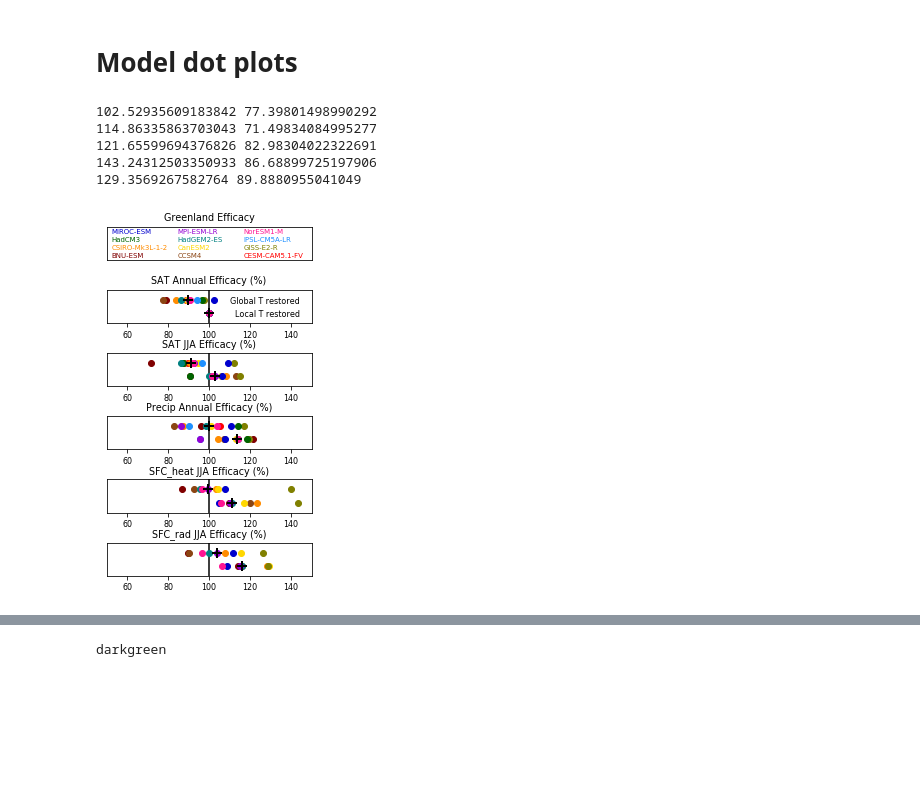
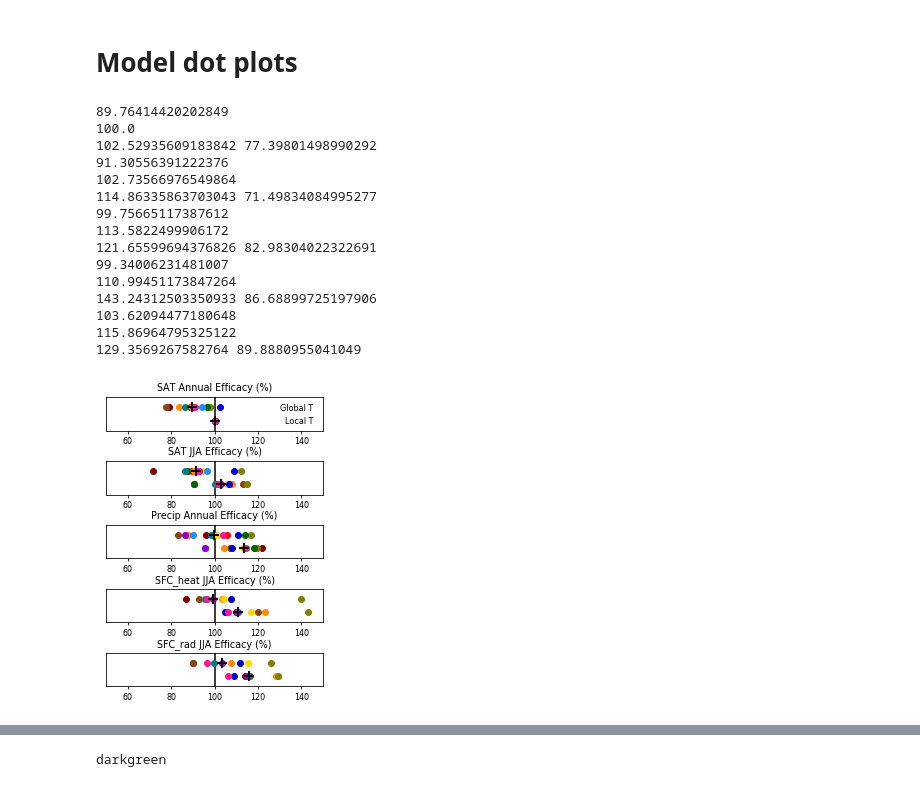
Before and after one commit to pjirvine/GeoMIP_SMB, a Jupyter notebook: scripts/Figure_Notebook.ipynb, the cells around one changed output, grey strips where cells are left out. Cells and saved outputs as stored; diff of their text form; code cells hidden in the pictures; blank space fills up the shorter version.

Commit message:
revised figures for resubmission

```diff
--- a/scripts/Figure_Notebook.ipynb
+++ b/scripts/Figure_Notebook.ipynb
@@ -278,10 +277,12 @@ def get_model_data(mask, seas, var_short, exp_anom):
     df = df_dict[mask,seas][var_short+'_'+exp_anom]
     return df.values[0:12]
 
-def plot_models(y_val, series):
+def plot_models(y_val, series, print_median=True):
     for idx in xrange(12): # plot all models (NANs not plotted as standard)
         plt.plot(series[idx], y_val, 'o', color=model_cols[idx])
     plt.plot(np.nanmedian(series), y_val, '+', color='k', markersize=10, mew=2) # plot median
+    if print_median:
+        print np.nanmedian(series)
 # %%
 """
 G1x and G1xx efficacy plots
@@ -312,26 +313,26 @@ extra_anom = 'G1xg_anom'
 """
 Legend
 """
-ax = fig.add_subplot(611)
+# ax = fig.add_subplot(611)
 
-# array of model names
-nx, ny = (3,4)
-x = np.linspace(0.03,0.8,nx)
-y = np.linspace(0.07,0.8,ny)
-xv,yv = np.meshgrid(x,y)
-xv, yv = (xv.flatten(), yv.flatten())
+# # array of model names
+# nx, ny = (3,4)
+# x = np.linspace(0.03,0.8,nx)
+# y = np.linspace(0.07,0.8,ny)
+# xv,yv = np.meshgrid(x,y)
+# xv, yv = (xv.flatten(), yv.flatten())
 
-# plot model_names
-for i in xrange(n_models):
-    plt.text(xv[i], yv[i], models[i],color=model_cols[i], fontsize=7)
+# # plot model_names
+# for i in xrange(n_models):
+#     plt.text(xv[i], yv[i], models[i],color=model_cols[i], fontsize=7)
 
-ax.set_ylim(0,1)
-ax.set_xlim(0,1.2)
-ax.set_title('Greenland Efficacy')
-plt.tick_params(axis='x',which='both',bottom=False,top=False,labelbottom=False)
-plt.tick_params(axis='y',which='both',left=False,right=False,labelleft=False)
-# ax.get_xaxis().set_ticklabels([])
-# ax.get_yaxis().set_ticklabels([])
+# ax.set_ylim(0,1)
+# ax.set_xlim(0,1.2)
+# ax.set_title('Greenland Efficacy')
+# plt.tick_params(axis='x',which='both',bottom=False,top=False,labelbottom=False)
+# plt.tick_params(axis='y',which='both',left=False,right=False,labelleft=False)
+# # ax.get_xaxis().set_ticklabels([])
+# # ax.get_yaxis().set_ticklabels([])
 
 """
 SAT ann plot
@@ -346,9 +347,10 @@ ax.set_ylim(0,1)
 ax.set_xlim(50,150)
 ax.set_title('SAT Annual Efficacy (%)')
 plt.tick_params(axis='y',which='both',left=False,right=False,labelleft=False) # suppress X labels
+plt.tick_params(axis='both',length=3)
 
-plt.text(110,0.6,'Global T restored')
-plt.text(110,0.2,'  Local T restored')
+plt.text(130,0.6,'Global T')
+plt.text(130,0.2,'  Local T')
 
 """
 SAT JJA plot
@@ -363,6 +365,7 @@ ax.set_ylim(0,1)
 ax.set_xlim(50,150)
 ax.set_title('SAT JJA Efficacy (%)')
 plt.tick_params(axis='y',which='both',left=False,right=False,labelleft=False) # suppress X labels
+plt.tick_params(axis='both',length=3)
 
 """
 Precip Ann plot
@@ -377,6 +380,7 @@ ax.set_ylim(0,1)
 ax.set_xlim(50,150)
 ax.set_title('Precip Annual Efficacy (%)')
 plt.tick_params(axis='y',which='both',left=False,right=False,labelleft=False) # suppress X labels
+plt.tick_params(axis='both',length=3)
 
 """
 sfc_heat JJA plot
@@ -391,35 +395,49 @@ ax.set_ylim(0,1)
 ax.set_xlim(50,150)
 ax.set_title('SFC_heat JJA Efficacy (%)')
 plt.tick_params(axis='y',which='both',left=False,right=False,labelleft=False) # suppress X labels
+plt.tick_params(axis='both',length=3)
 
 """
 sfc_rad JJA plot
 """
 ax = fig.add_subplot(616)
 
 ax.axvline(100.0, color='k')
 
 plot_eff_set('greenland', 'jja', 'sfc_rad', extra_anom)
 
 ax.set_ylim(0,1)
 ax.set_xlim(50,150)
 ax.set_title('SFC_rad JJA Efficacy (%)')
 plt.tick_params(axis='y',which='both',left=False,right=False,labelleft=False) # suppress X labels
+plt.tick_params(axis='both',length=3)
 
-plt.subplots_adjust(top=0.98, bottom=0.1, left=0.10, right=0.95, hspace=0.9,
+# finish up
+
+plt.subplots_adjust(top=0.94, bottom=0.05, left=0.05, right=0.95, hspace=0.9,
                     wspace=0.35)
 
 plt.savefig(out_dir+'greenland_eff.png', format='png', dpi=480)
 plt.savefig(out_dir+'greenland_eff.eps', format='eps', dpi=480)
 
 plt.show()
 # %% [output]
+89.76414420202849
+100.0
 102.52935609183842 77.39801498990292
+91.30556391222376
+102.73566976549864
 114.86335863703043 71.49834084995277
+99.75665117387612
+113.5822499906172
 121.65599694376826 82.98304022322691
+99.34006231481007
+110.99451173847264
 143.24312503350933 86.68899725197906
+103.62094477180648
+115.86964795325122
 129.3569267582764 89.8880955041049
-[figure, old version]
+[figure, new version]
 # %%
 """
 Antarctica
```
Also changed, not shown: parts of 5 cells of this notebook, 8 other files.
